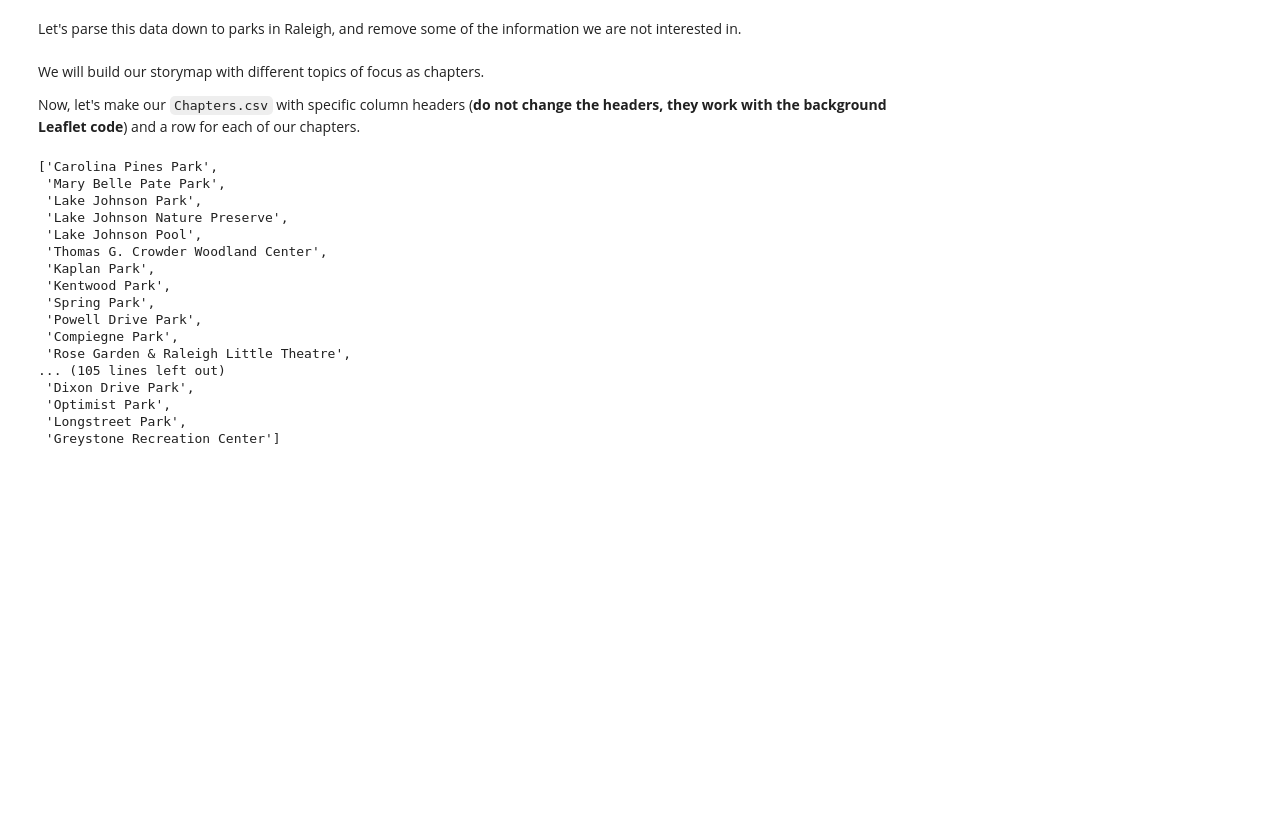
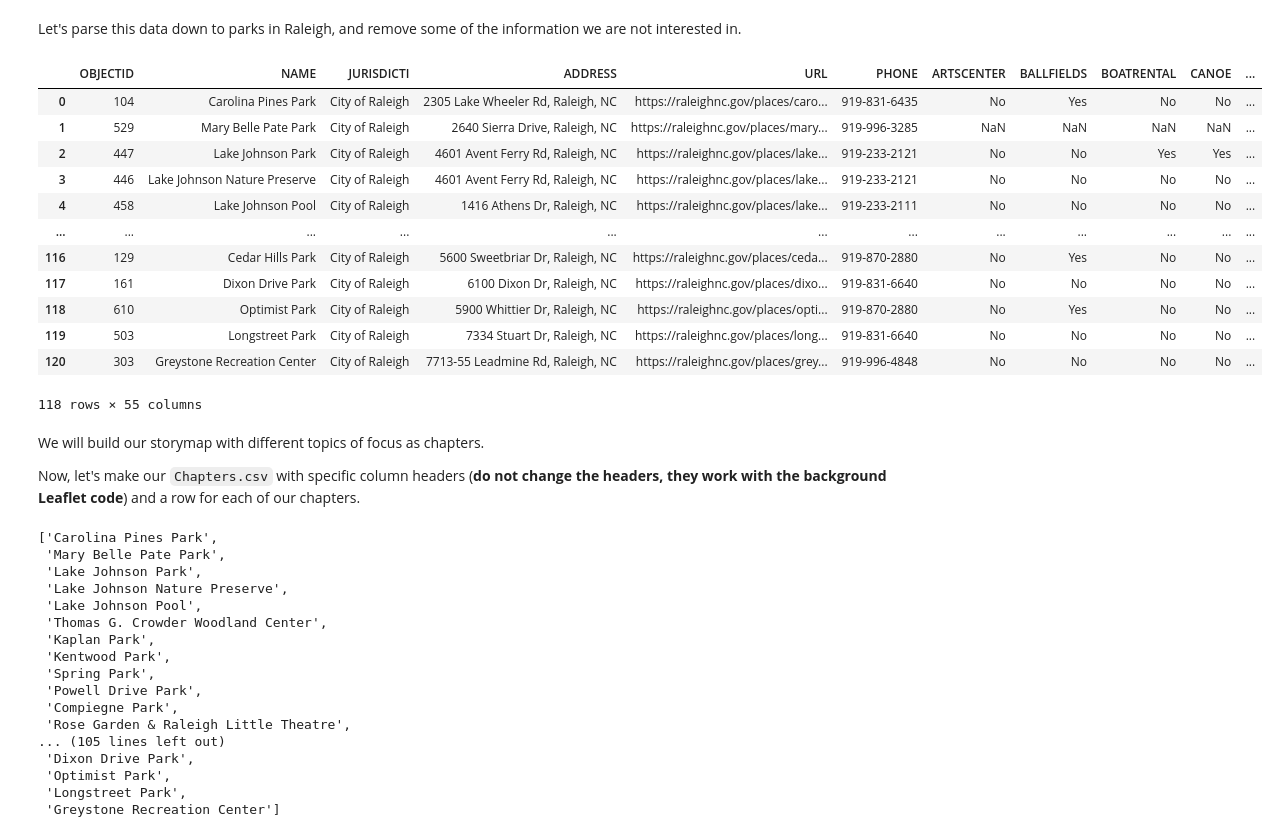
Before and after one commit to nthayes11/nthayes_storymap_repo, a Jupyter notebook: storymap.ipynb, the cells around one changed output. Drawn from its saved outputs; the diff is of its cells as text; code cells hidden in the pictures; blank space fills up the shorter version.

```diff
--- a/storymap.ipynb
+++ b/storymap.ipynb
@@ -266,7 +266,24 @@ Let's parse this data down to parks in Raleigh, and remove some of the informati
 # %%
 #Drop Unneccesary Columns
 Webmap_Parks = Quality_of_Parks_84[Quality_of_Parks_84['JURISDICTI'] == 'City of Raleigh'].drop(['ALIAS1', \
     'ALIAS2', 'Notes', 'Address2' ], axis=1)
+
+#Add Webmap_Parks to chapters csv
+Webmap_Parks
+# %% [output]
+|  | OBJECTID | NAME | JURISDICTI | ADDRESS | URL | PHONE | ARTSCENTER | BALLFIELDS | BOATRENTAL | CANOE | ... |
+| 0 | 104 | Carolina Pines Park | City of Raleigh | 2305 Lake Wheeler Rd, Raleigh, NC | https://raleighnc.gov/places/caro... | 919-831-6435 | No | Yes | No | No | ... |
+| 1 | 529 | Mary Belle Pate Park | City of Raleigh | 2640 Sierra Drive, Raleigh, NC | https://raleighnc.gov/places/mary... | 919-996-3285 | NaN | NaN | NaN | NaN | ... |
+| 2 | 447 | Lake Johnson Park | City of Raleigh | 4601 Avent Ferry Rd, Raleigh, NC | https://raleighnc.gov/places/lake... | 919-233-2121 | No | No | Yes | Yes | ... |
+| 3 | 446 | Lake Johnson Nature Preserve | City of Raleigh | 4601 Avent Ferry Rd, Raleigh, NC | https://raleighnc.gov/places/lake... | 919-233-2121 | No | No | No | No | ... |
+| 4 | 458 | Lake Johnson Pool | City of Raleigh | 1416 Athens Dr, Raleigh, NC | https://raleighnc.gov/places/lake... | 919-233-2111 | No | No | No | No | ... |
+| ... | ... | ... | ... | ... | ... | ... | ... | ... | ... | ... | ... |
+| 116 | 129 | Cedar Hills Park | City of Raleigh | 5600 Sweetbriar Dr, Raleigh, NC | https://raleighnc.gov/places/ceda... | 919-870-2880 | No | Yes | No | No | ... |
+| 117 | 161 | Dixon Drive Park | City of Raleigh | 6100 Dixon Dr, Raleigh, NC | https://raleighnc.gov/places/dixo... | 919-831-6640 | No | No | No | No | ... |
+| 118 | 610 | Optimist Park | City of Raleigh | 5900 Whittier Dr, Raleigh, NC | https://raleighnc.gov/places/opti... | 919-870-2880 | No | Yes | No | No | ... |
+| 119 | 503 | Longstreet Park | City of Raleigh | 7334 Stuart Dr, Raleigh, NC | https://raleighnc.gov/places/long... | 919-831-6640 | No | No | No | No | ... |
+| 120 | 303 | Greystone Recreation Center | City of Raleigh | 7713-55 Leadmine Rd, Raleigh, NC | https://raleighnc.gov/places/grey... | 919-996-4848 | No | No | No | No | ... |
+118 rows × 55 columns
 # %% [markdown]
 We will build our storymap with different topics of focus as chapters.
 
```
